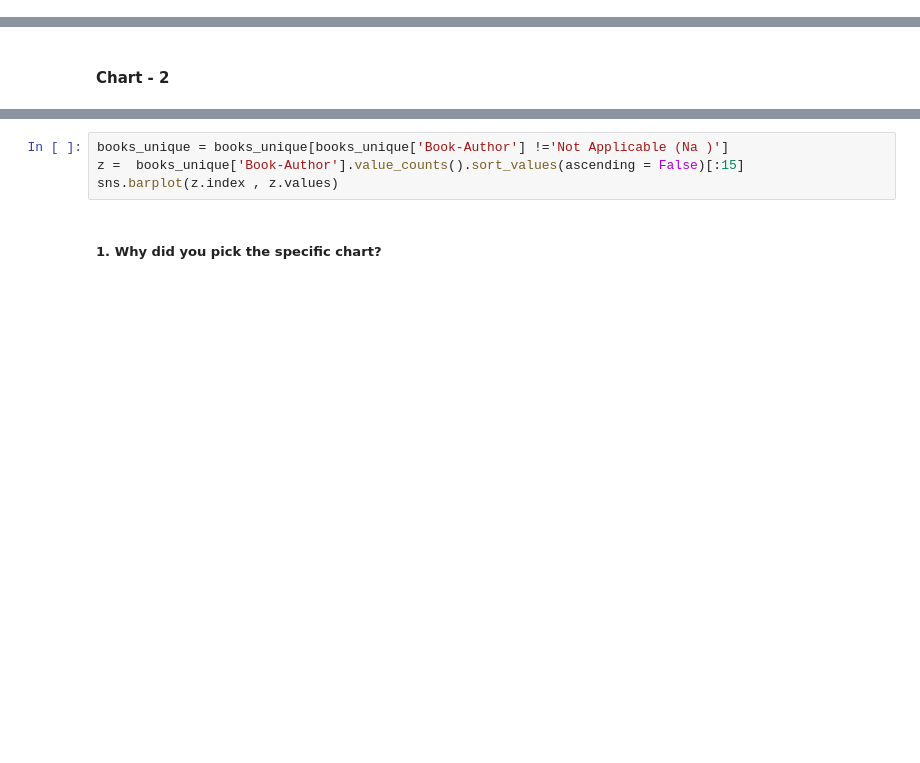
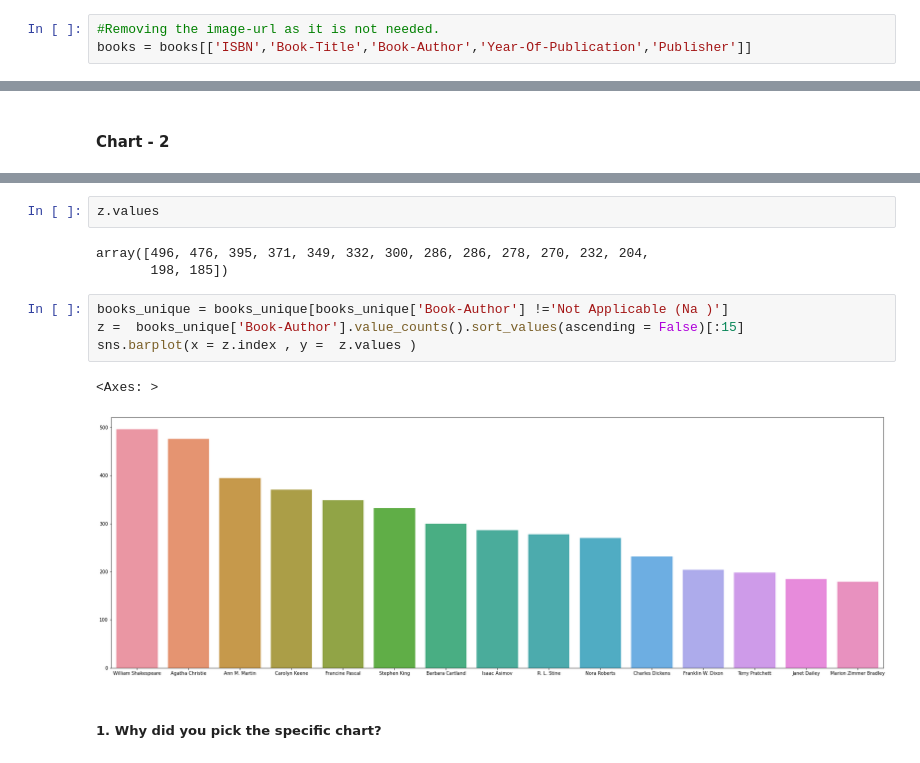
Before and after one commit to vivek72v/Book_Recommendation_Sysytem, a Jupyter notebook: Final_Book_Recommendation_System.ipynb, the cells around one changed output, grey strips where cells are left out. Drawn from its saved outputs; the diff is of its cells as text; blank space fills up the shorter version.

```diff
--- a/Final_Book_Recommendation_System.ipynb
+++ b/Final_Book_Recommendation_System.ipynb
@@ -187,6 +386,9 @@ ratings.nunique()
 ## 3. ***Data Wrangling***
 # %% [markdown]
 ### Data Wrangling Code
+# %%
+#Removing the image-url as it is not needed.
+books = books[['ISBN','Book-Title','Book-Author','Year-Of-Publication','Publisher']]
 # %%
 # Write your code to make your dataset analysis ready.
 #Converting column year-of-publication of dataframe books  to integer datatype from object datatype
@@ -253,7 +495,15 @@ print(z)
+# %%
+z.values
+# %% [output]
+array([496, 476, 395, 371, 349, 332, 300, 286, 286, 278, 270, 232, 204,
+       198, 185])
 # %%
 books_unique = books_unique[books_unique['Book-Author'] !='Not Applicable (Na )']
 z =  books_unique['Book-Author'].value_counts().sort_values(ascending = False)[:15]
-sns.barplot(z.index , z.values)
+sns.barplot(x = z.index , y =  z.values )
+# %% [output]
+<Axes: >
+[figure, added]
 # %% [markdown]
 ##### 1. Why did you pick the specific chart?
 # %% [markdown]
```
Also changed, not shown: parts of 56 cells of this notebook.
